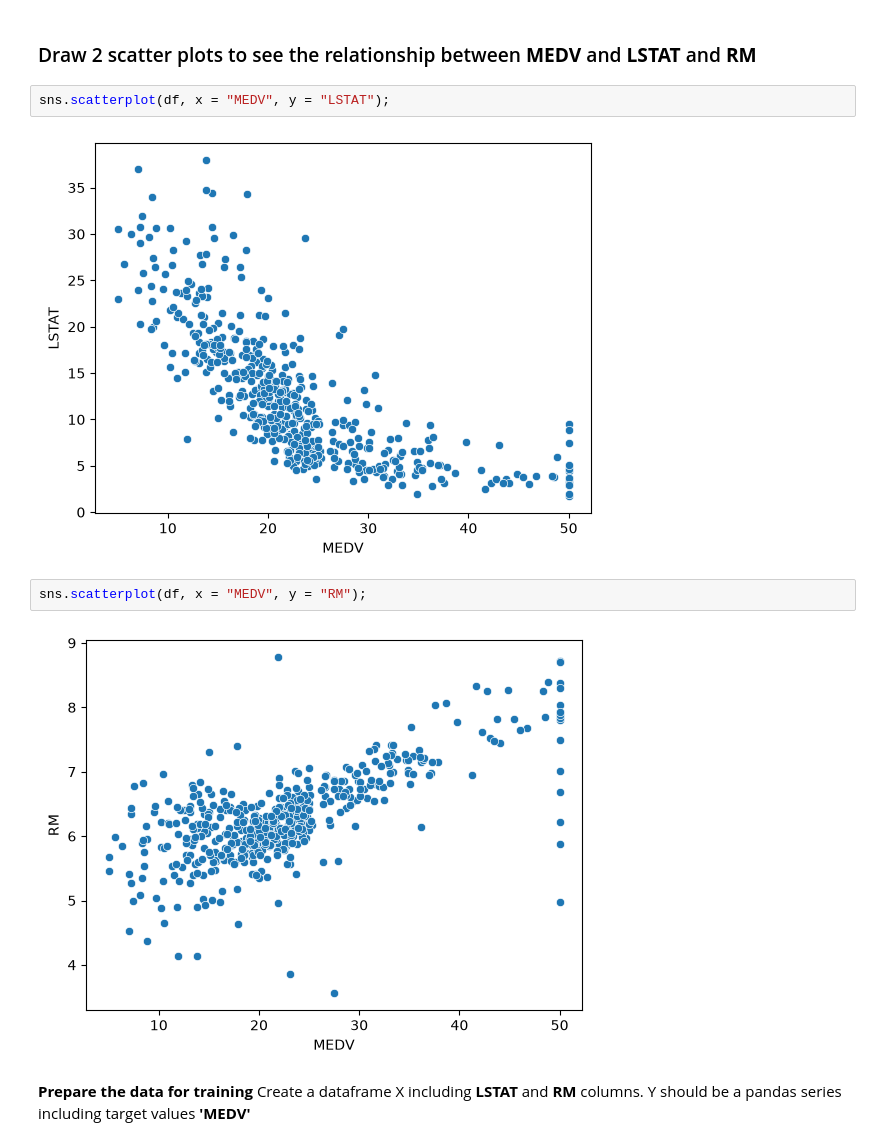
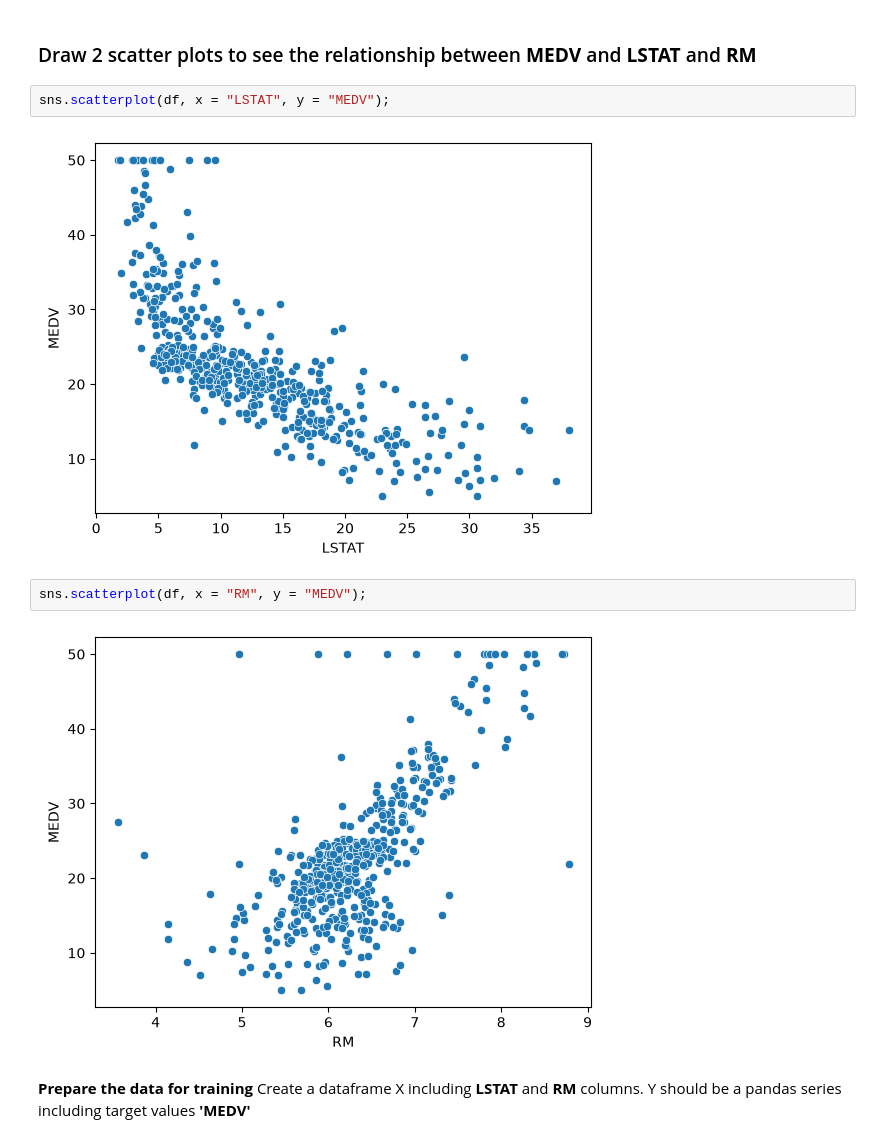
Before and after one commit to ngo20428/2026-10-BILBAO-FT-Data-Science, a Jupyter notebook: 3-Machine_Learning/1-Supervisado/1-Regression/2-Polynomial_Regression/ejercicios/3 Polynomial_Regression_ngo.ipynb, the cells around one changed output. Saved outputs shown, nothing was run; the diff lists cells and outputs as text.

```diff
--- a/3-Machine_Learning/1-Supervisado/1-Regression/2-Polynomial_Regression/ejercicios/3 Polynomial_Regression_ngo.ipynb
+++ b/3-Machine_Learning/1-Supervisado/1-Regression/2-Polynomial_Regression/ejercicios/3 Polynomial_Regression_ngo.ipynb
@@ -116,13 +121,13 @@ df.head()
 # %% [markdown]
 ### Draw 2 scatter plots to see the relationship between **MEDV** and **LSTAT** and **RM**
 # %%
-sns.scatterplot(df, x = "MEDV", y = "LSTAT");
+sns.scatterplot(df, x = "LSTAT", y = "MEDV");
 # %% [output]
-[figure, old version]
+[figure, new version]
 # %%
-sns.scatterplot(df, x = "MEDV", y = "RM");
+sns.scatterplot(df, x = "RM", y = "MEDV");
 # %% [output]
-[figure, old version]
+[figure, new version]
 # %% [markdown]
 **Prepare the data for training**
 Create a dataframe X including **LSTAT** and **RM** columns.
```
Also changed, not shown: parts of 20 cells of this notebook, 8 other files.
